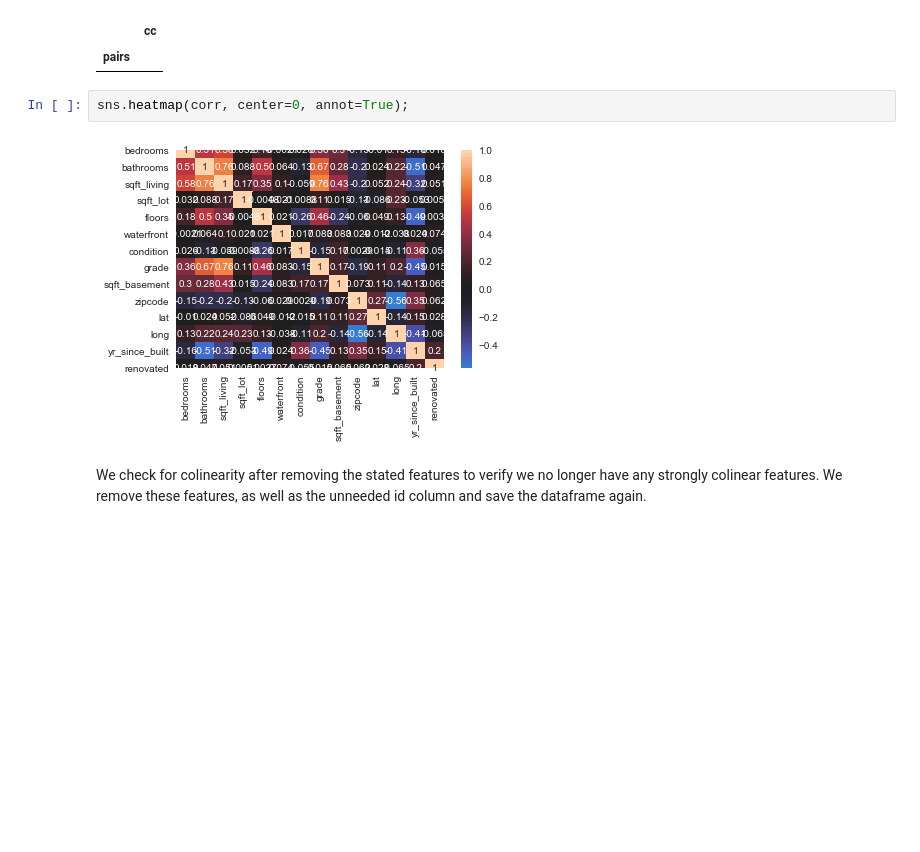
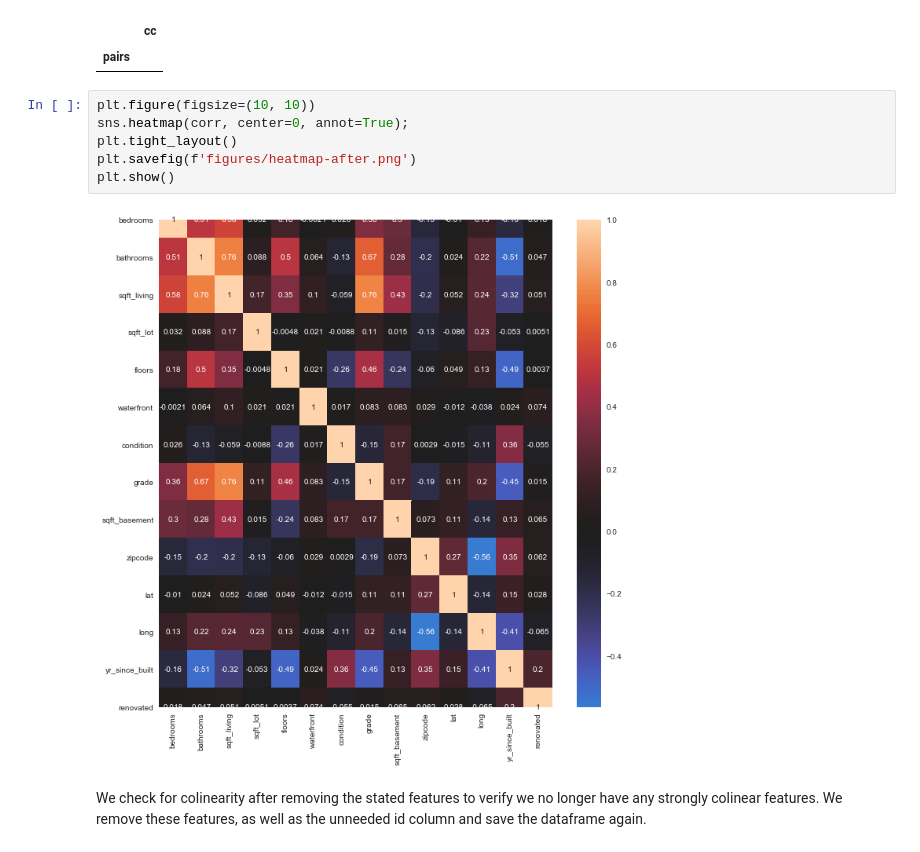
Before and after one commit to MullerAC/king-county-house-sales, a Jupyter notebook: 2-exploratory-data-analysis.ipynb, the cells around one changed output. Saved outputs shown, nothing was run; the diff lists cells and outputs as text; blank space fills up the shorter version.

```diff
--- a/2-exploratory-data-analysis.ipynb
+++ b/2-exploratory-data-analysis.ipynb
@@ -135,10 +145,14 @@ df_corr[(df_corr.cc>.8) & (df_corr.cc <1)]
 # %% [output]
 |  | cc |
 | pairs |  |
-# %%
-sns.heatmap(corr, center=0, annot=True);
-# %% [output]
-[figure, removed]
+# %%
+plt.figure(figsize=(10, 10))
+sns.heatmap(corr, center=0, annot=True);
+plt.tight_layout()
+plt.savefig(f'figures/heatmap-after.png')
+plt.show()
+# %% [output]
+[figure, added]
 # %% [markdown]
 We check for colinearity after removing the stated features to verify we no longer have any strongly colinear features. We remove these features, as well as the unneeded id column and save the dataframe again.
 # %%
```
Also changed, not shown: parts of 5 cells of this notebook, 6 other files.
